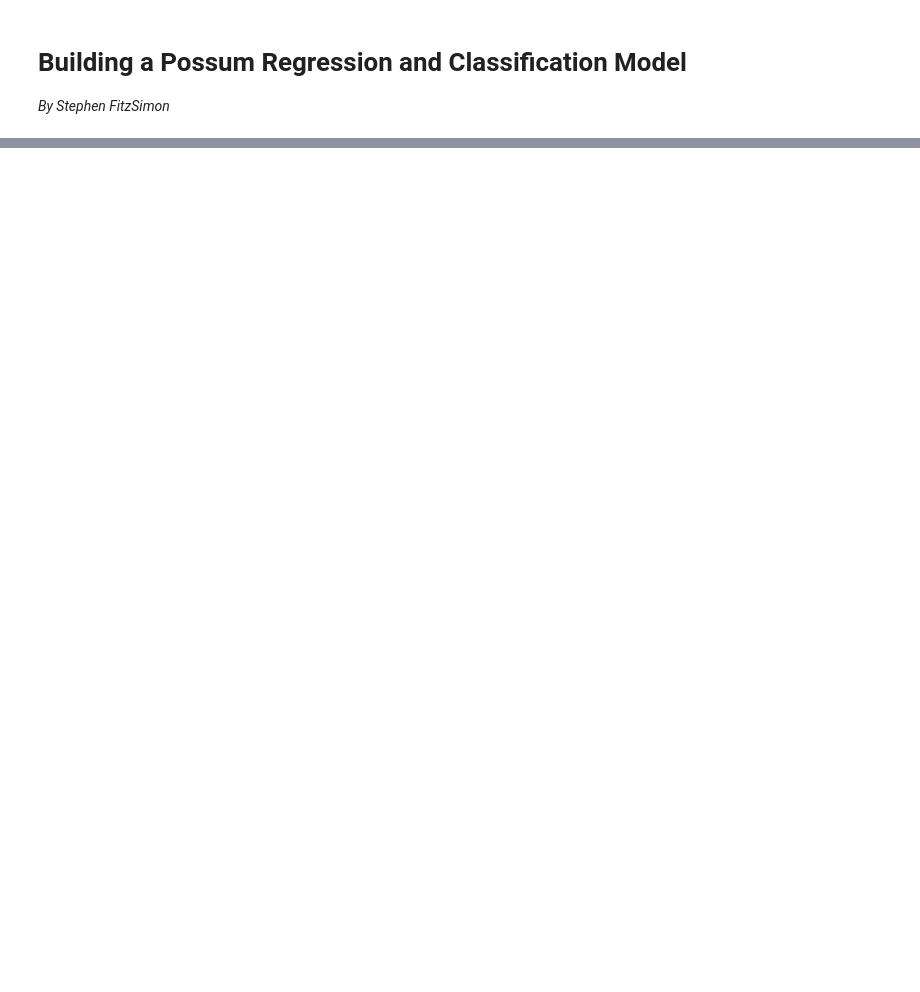
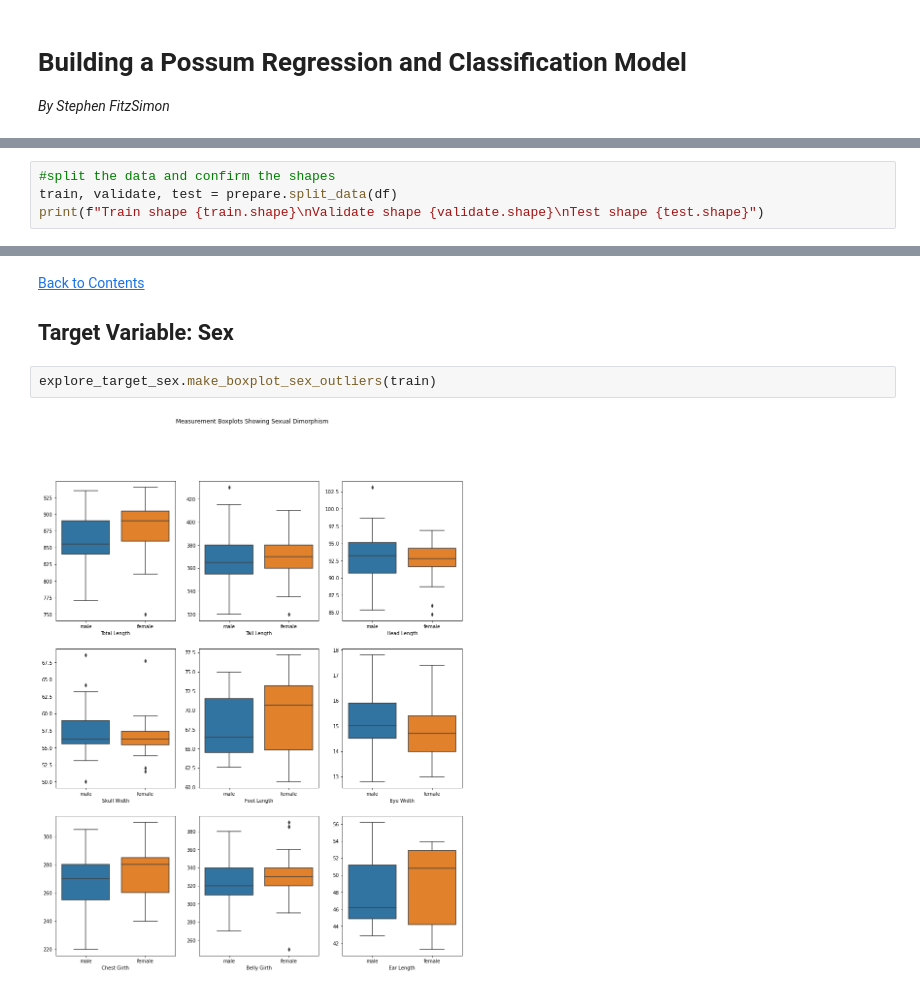
Before and after one commit to stephenfitzsimon/possum-regression, a Jupyter notebook: possum_models.ipynb, the cells around one changed output, grey strips where cells are left out. Cells and saved outputs as stored; diff of their text form; blank space fills up the shorter version.

Commit message:
up to target variable sex

```diff
--- a/possum_models.ipynb
+++ b/possum_models.ipynb
@@ -139,0 +222,4 @@ df
+# %%
+#split the data and confirm the shapes
+train, validate, test = prepare.split_data(df)
+print(f"Train shape {train.shape}\nValidate shape {validate.shape}\nTest shape {test.shape}")
@@ -139,0 +239,8 @@ df
+# %% [markdown]
+<a href='#contents'>Back to Contents</a>
+
+## Target Variable: Sex <a name='var_sex'></a>
+# %%
+explore_target_sex.make_boxplot_sex_outliers(train)
+# %% [output]
+[figure, added]
```
Also changed, not shown: parts of 17 cells of this notebook, 4 other files.
